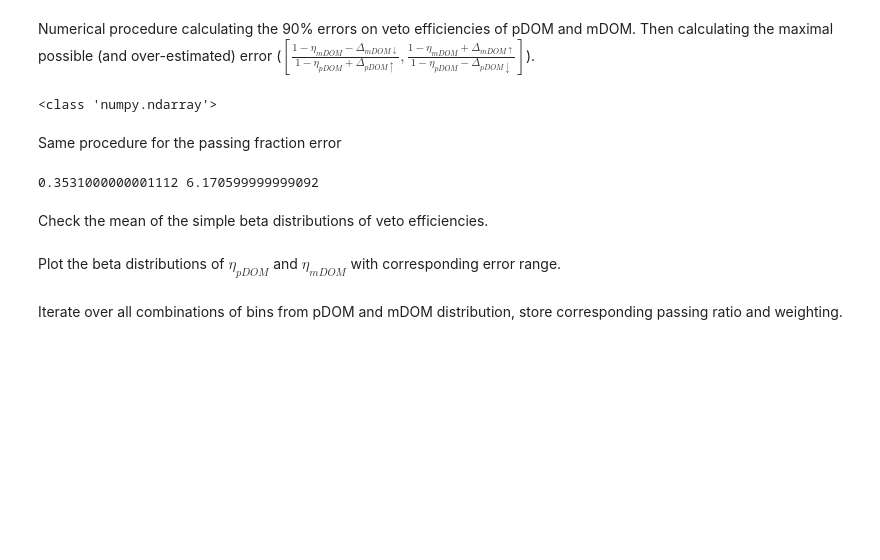
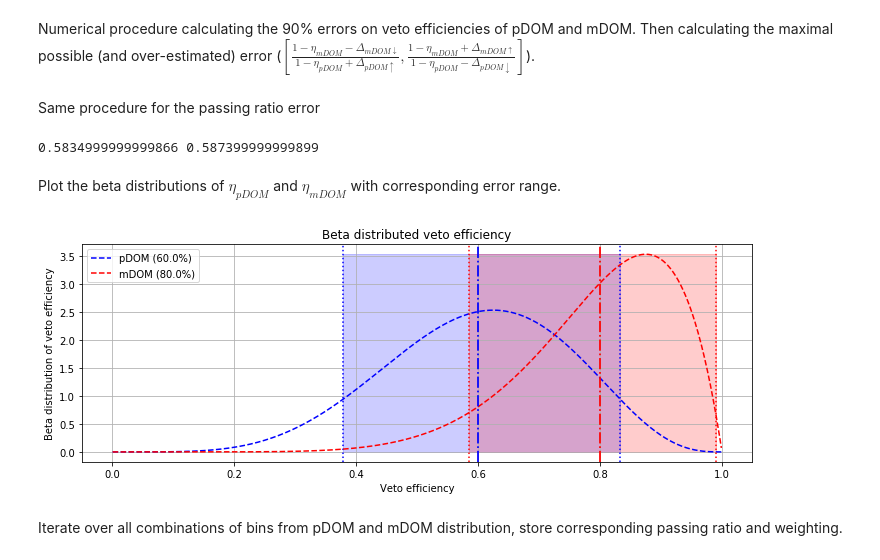
Before and after one commit to jsaffer/vetostudie, a Jupyter notebook: beta_ratio.ipynb, the cells around one changed output. Saved outputs shown, nothing was run; the diff lists cells and outputs as text; code cells hidden in the pictures; blank space fills up the shorter version.

```diff
--- a/beta_ratio.ipynb
+++ b/beta_ratio.ipynb
@@ -289,9 +280,9 @@ Now the application.
 # %% [markdown]
 On a certain interval (e.g. [0, 3]) plot the quotient distribution with indicated expected mean (from raw calculation $\frac{1-\frac{v_1}{a_1}}{1-\frac{v_2}{a_2}}$) and directly obtained mean (via integrating the distribution).
 # %%
-n_veto_hits_mdom = 2
-n_veto_hits_pdom = 4
-n_hits = 6
+n_veto_hits_mdom = 8
+n_veto_hits_pdom = 6
+n_hits = 10
 # %%
 w = np.linspace(0, 3, 501)
 p = custom_pdf_ratio(n_veto_hits_mdom, n_veto_hits_pdom, n_hits, n_hits, w)
@@ -388,13 +381,11 @@ delta_top_mdom = top_mdom - veto_efficiency_mdom
 ratio = (1-veto_efficiency_mdom)/(1-veto_efficiency_pdom)
 over_error_top = (1-low_mdom)/(1-top_pdom)
 over_error_low = (1-top_mdom)/(1-low_pdom)
-# %% [output]
-<class 'numpy.ndarray'>
 # %% [markdown]
-Same procedure for the passing fraction error
+Same procedure for the passing ratio error
 # %%
-def pass_frac_num_error(start, nvetohitsmdom = n_veto_hits_mdom, nvetohitspdom = n_veto_hits_pdom, nhits = n_hits, errorsize = error_size, stepsize = step_size):
-    if start == 0:
+def pass_rat_num_error(start, nvetohitsmdom = n_veto_hits_mdom, nvetohitspdom = n_veto_hits_pdom, nhits = n_hits, errorsize = error_size, stepsize = step_size):
+    if start < stepsize:
         low = 0
     else:
         low = start - stepsize
@@ -414,12 +405,11 @@ def pass_frac_num_error(start, nvetohitsmdom = n_veto_hits_mdom, nvetohitspdom =
             top = top + stepsize
     return low, top
 
-low_pf, top_pf = pass_frac_num_error(mode)
+low_pr, top_pr = pass_rat_num_error(mode)
 
 '''Not sure if this is right... maybe mode - low_pf and top_pf - mode?'''
-delta_low_pf = expect_pass_frac - low_pf
-delta_top_pf = top_pf - expect_pass_frac
+delta_low_pr = expect_pass_rat - low_pr
+delta_top_pr = top_pr - expect_pass_rat
+print(delta_low_pr, delta_top_pr)
 # %% [output]
-0.3531000000001112 6.170599999999092
+0.5834999999999866 0.587399999999899
-# %% [markdown]
-Check the mean of the simple beta distributions of veto efficiencies.
@@ -438,28 +418,28 @@ Plot the beta distributions of $\eta_{pDOM}$ and $\eta_{mDOM}$ with correspondin
 # %%
 plt.title('Beta distributed veto efficiency')
 plt.rcParams['figure.figsize'] = (12, 4)
 plt.plot(e, p_pdom, '--', label = 'pDOM ({}%)'.format(100*veto_efficiency_pdom), color = 'blue')
 plt.axvline(x = low_pdom, ymin = 0, ymax = 8, ls = ':', linewidth = 1.5, color = 'blue')
 plt.axvline(x = top_pdom, ymin = 0, ymax = 8, ls = ':', linewidth = 1.5, color = 'blue')
 plt.plot(e, p_mdom, '--', label = 'mDOM ({}%)'.format(100*veto_efficiency_mdom), color = 'red')
 plt.axvline(x = low_mdom, ymin = 0, ymax = 8, ls = ':', linewidth = 1.5, color = 'red')
 plt.axvline(x = top_mdom, ymin = 0, ymax = 8, ls = ':', linewidth = 1.5, color = 'red')
 
 plt.xlabel('Veto efficiency')
 plt.ylabel('Beta distribution of veto efficiency')
 
-#plt.axvline(x=expect_pdom, ls=':', linewidth = 1.5, color = 'blue')
-#plt.axvline(x=expect_mdom, ls=':', linewidth = 1.5, color = 'red')
 plt.axvline(x=veto_efficiency_pdom, ls='-.', linewidth = 1.75, color = 'blue')
 plt.axvline(x=veto_efficiency_mdom, ls='-.', linewidth = 1.75, color = 'red')
 maxim = np.amax([np.amax(p_pdom), np.amax(p_mdom)])
-plt.fill_between([low_pdom, top_pdom], [0, 0], maxim, color = 'blue', alpha = 0.1)
-plt.fill_between([low_mdom, top_mdom], [0, 0], maxim, color = 'red', alpha = 0.1)
+plt.fill_between([low_pdom, top_pdom], [0, 0], maxim, color = 'blue', alpha = 0.2)
+plt.fill_between([low_mdom, top_mdom], [0, 0], maxim, color = 'red', alpha = 0.2)
 
 plt.legend(loc = 'best')
 plt.grid(True)
 #plt.savefig('single_distributions.png')
 plt.show()
+# %% [output]
+[figure, added]
 # %% [markdown]
 Iterate over all combinations of bins from pDOM and mDOM distribution, store corresponding passing ratio and weighting.
 # %%
```
Also changed, not shown: parts of 12 cells of this notebook.
